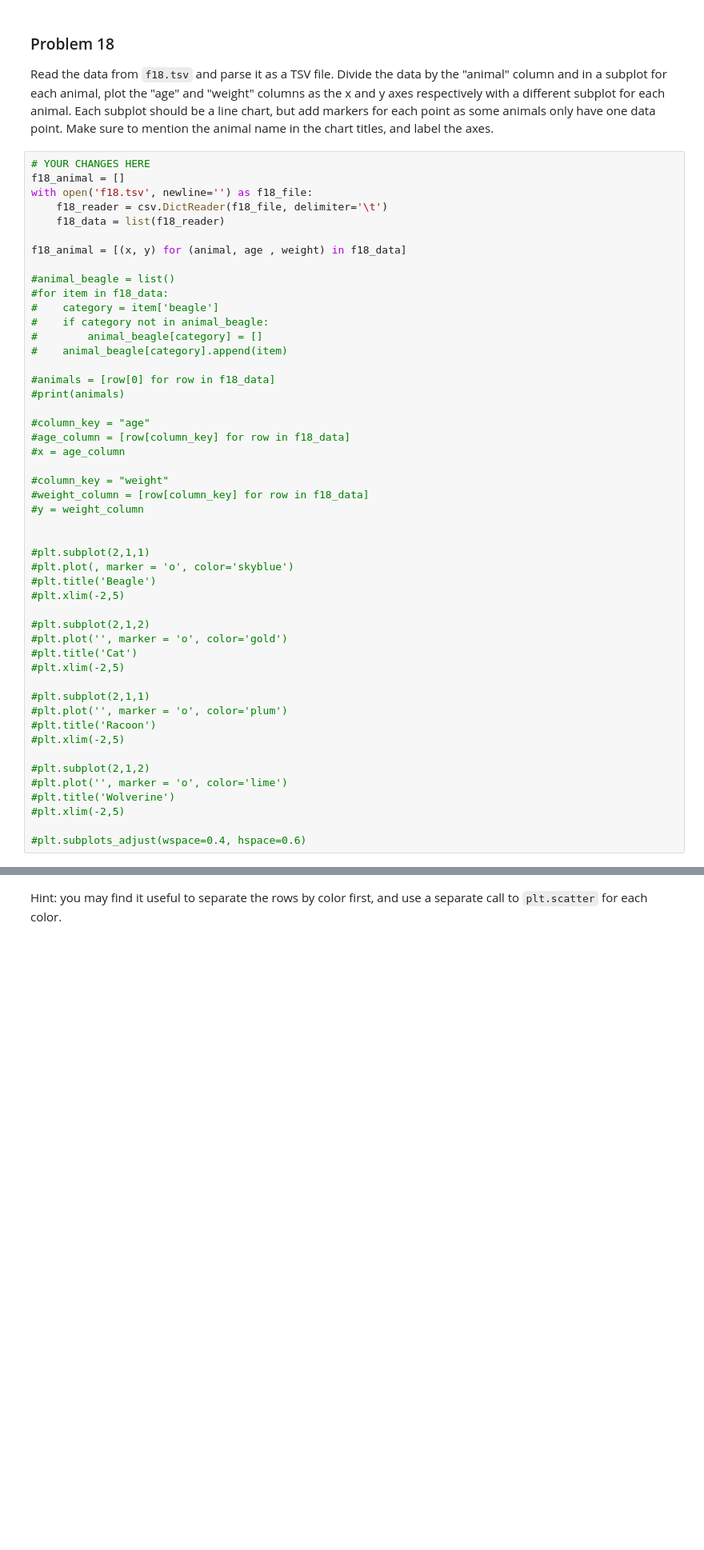
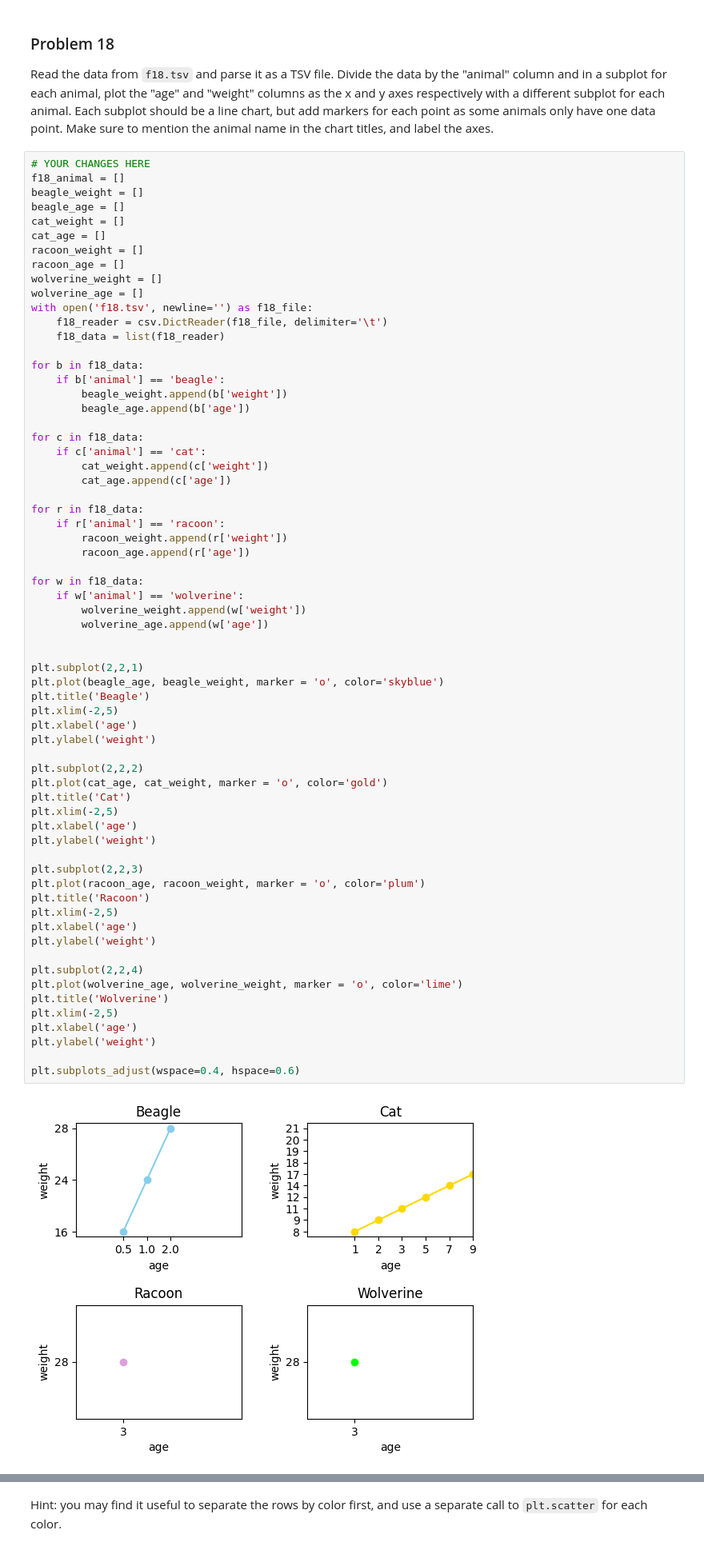
Before and after one commit to manningdbu/dx602-homework-05, a Jupyter notebook: homework.ipynb, the cells around one changed output, grey strips where cells are left out. Shown at 80% size. Saved outputs shown, nothing was run; the diff lists cells and outputs as text; blank space fills up the shorter version.

```diff
--- a/homework.ipynb
+++ b/homework.ipynb
@@ -478,52 +478,70 @@ Make sure to mention the animal name in the chart titles, and label the axes.
 # %%
 # YOUR CHANGES HERE
 f18_animal = []
+beagle_weight = []
+beagle_age = []
+cat_weight = []
+cat_age = []
+racoon_weight = []
+racoon_age = []
+wolverine_weight = []
+wolverine_age = []
 with open('f18.tsv', newline='') as f18_file:
     f18_reader = csv.DictReader(f18_file, delimiter='\t')
     f18_data = list(f18_reader)
 
-f18_animal = [(x, y) for (animal, age , weight) in f18_data]
+for b in f18_data:
+    if b['animal'] == 'beagle':
+        beagle_weight.append(b['weight'])
+        beagle_age.append(b['age'])
 
-#animal_beagle = list()
-#for item in f18_data:
-#    category = item['beagle']
-#    if category not in animal_beagle:
-#        animal_beagle[category] = []
-#    animal_beagle[category].append(item)
+for c in f18_data:
+    if c['animal'] == 'cat':
+        cat_weight.append(c['weight'])
+        cat_age.append(c['age'])
 
-#animals = [row[0] for row in f18_data]
-#print(animals)
+for r in f18_data:
+    if r['animal'] == 'racoon':
+        racoon_weight.append(r['weight'])
+        racoon_age.append(r['age'])
 
-#column_key = "age"
-#age_column = [row[column_key] for row in f18_data]
-#x = age_column
-
-#column_key = "weight"
-#weight_column = [row[column_key] for row in f18_data]
-#y = weight_column
+for w in f18_data:
+    if w['animal'] == 'wolverine':
+        wolverine_weight.append(w['weight'])
+        wolverine_age.append(w['age'])
 
 
-#plt.subplot(2,1,1)
-#plt.plot(, marker = 'o', color='skyblue')
-#plt.title('Beagle')
-#plt.xlim(-2,5)
+plt.subplot(2,2,1)
+plt.plot(beagle_age, beagle_weight, marker = 'o', color='skyblue')
+plt.title('Beagle')
+plt.xlim(-2,5)
+plt.xlabel('age')
+plt.ylabel('weight')
 
-#plt.subplot(2,1,2)
-#plt.plot('', marker = 'o', color='gold')
-#plt.title('Cat')
-#plt.xlim(-2,5)
+plt.subplot(2,2,2)
+plt.plot(cat_age, cat_weight, marker = 'o', color='gold')
+plt.title('Cat')
+plt.xlim(-2,5)
+plt.xlabel('age')
+plt.ylabel('weight')
 
-#plt.subplot(2,1,1)
-#plt.plot('', marker = 'o', color='plum')
-#plt.title('Racoon')
-#plt.xlim(-2,5)
+plt.subplot(2,2,3)
+plt.plot(racoon_age, racoon_weight, marker = 'o', color='plum')
+plt.title('Racoon')
+plt.xlim(-2,5)
+plt.xlabel('age')
+plt.ylabel('weight')
 
-#plt.subplot(2,1,2)
-#plt.plot('', marker = 'o', color='lime')
-#plt.title('Wolverine')
-#plt.xlim(-2,5)
+plt.subplot(2,2,4)
+plt.plot(wolverine_age, wolverine_weight, marker = 'o', color='lime')
+plt.title('Wolverine')
+plt.xlim(-2,5)
+plt.xlabel('age')
+plt.ylabel('weight')
 
-#plt.subplots_adjust(wspace=0.4, hspace=0.6)
+plt.subplots_adjust(wspace=0.4, hspace=0.6)
+# %% [output]
+[figure, added]
 # %% [markdown]
 ### Problem 19
 
```
Also changed, not shown: parts of 2 cells of this notebook.
